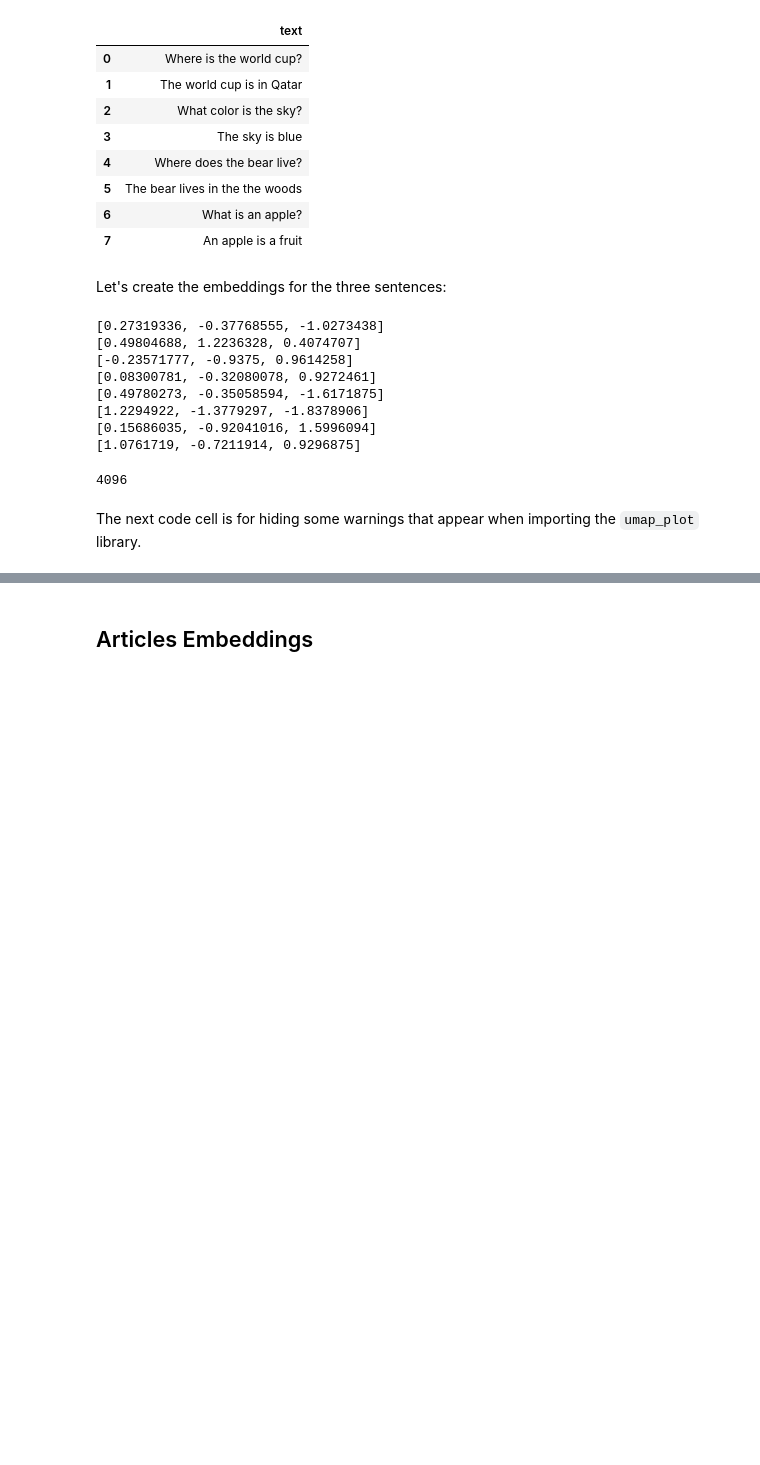
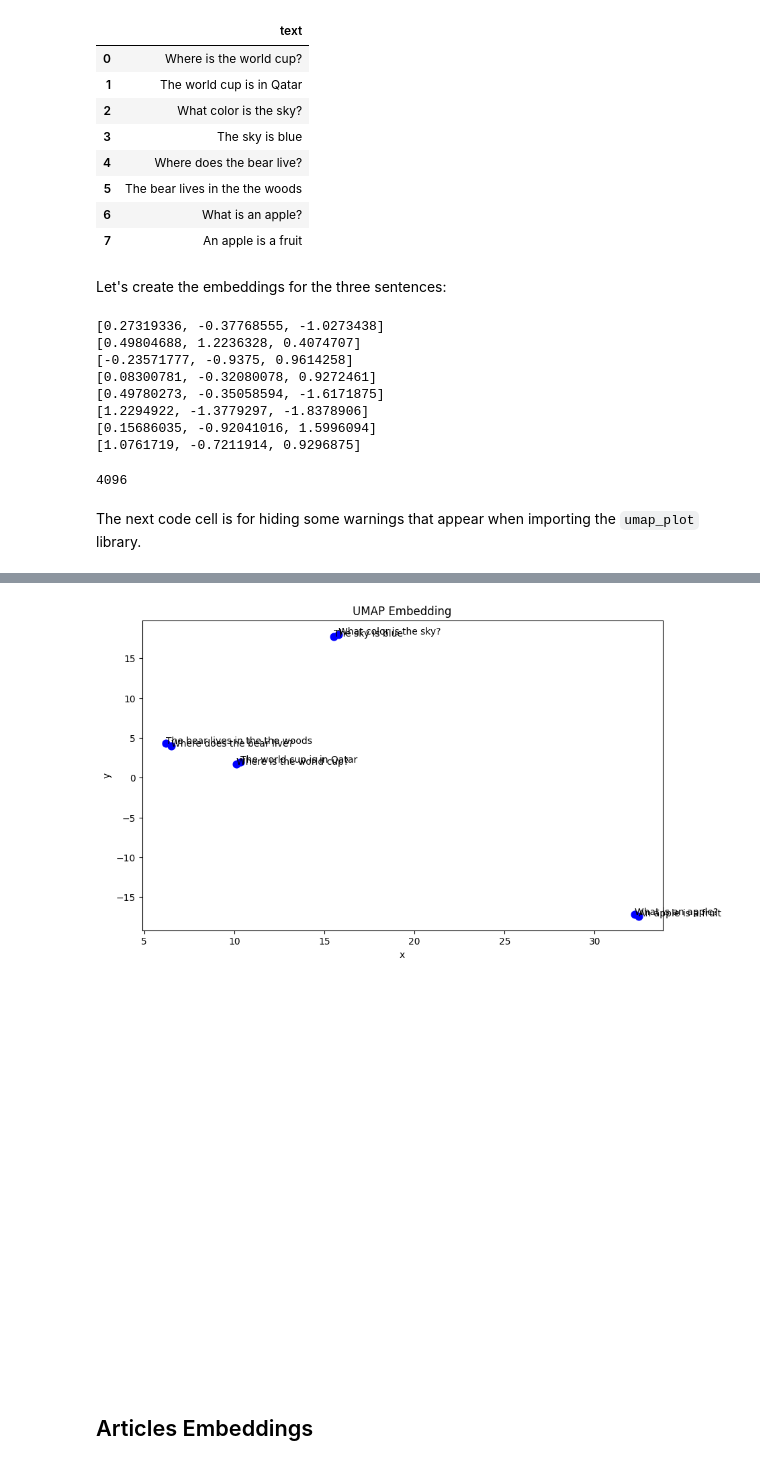
Before and after one commit to AnkitaDasData/AnalyticsHub, a Jupyter notebook: Projects /LLM_with_Semantic_Search/Embeddings.ipynb, the cells around one changed output, grey strips where cells are left out. Saved outputs shown, nothing was run; the diff lists cells and outputs as text; code cells hidden in the pictures; blank space fills up the shorter version.

```diff
--- a/Projects /LLM_with_Semantic_Search/Embeddings.ipynb
+++ b/Projects /LLM_with_Semantic_Search/Embeddings.ipynb
@@ -222,3 +223,36 @@ loaded_chart.display()
+# %%
+# Fit UMAP and generate embeddings (assuming 'emb' and 'sentences' exist)
+reducer = umap.UMAP(n_neighbors=2, min_dist=0.0, metric='cosine')
+embedding = reducer.fit_transform(emb)
+
+# Create a DataFrame for the embedding
+df = pd.DataFrame(embedding, columns=['x', 'y'])
+df['text'] = sentences['text']
+
+# Plot using Matplotlib for a static image
+plt.figure(figsize=(10, 6))
+plt.scatter(df['x'], df['y'], c='blue', s=60)
+
+# Annotate points with text labels
+for i, txt in enumerate(df['text']):
+    plt.annotate(txt, (df['x'][i], df['y'][i]))
+
+plt.title('UMAP Embedding')
+plt.xlabel('x')
+plt.ylabel('y')
+plt.show()
+
+# Save the static image as PNG
+plt.savefig('chart.png')
+
+# Display the saved PNG image
+img = plt.imread('chart.png')
+plt.imshow(img)
+plt.axis('off')
+plt.show()
+# %% [output]
+[figure, added]
+[figure, added]
 # %% [markdown]
 ## Articles Embeddings
 # %%
```
Also changed, not shown: parts of 7 cells of this notebook.
